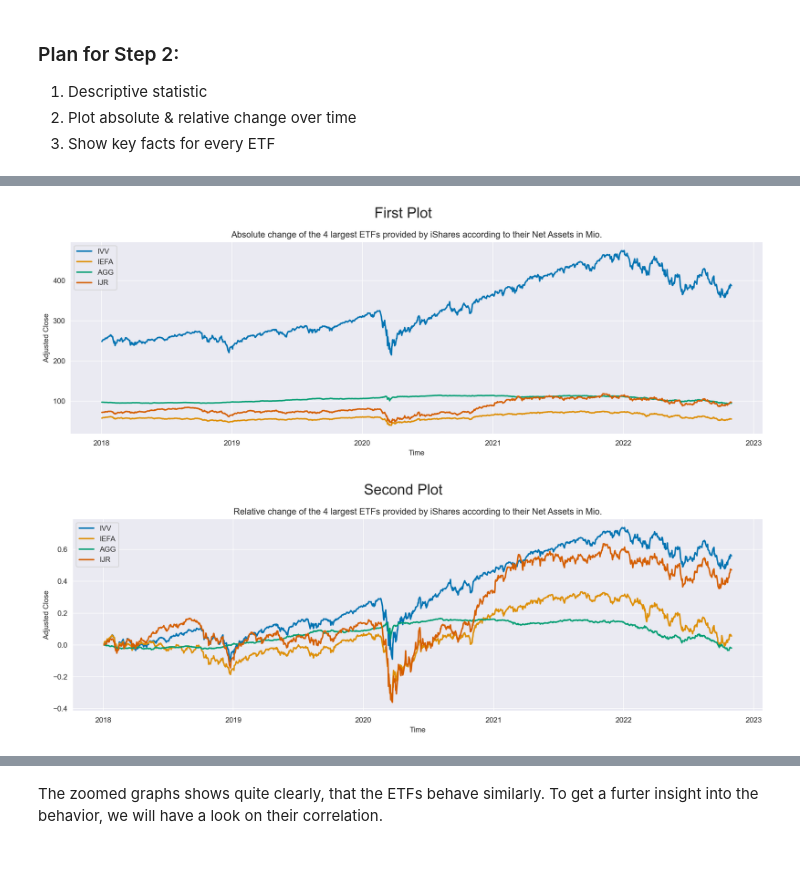
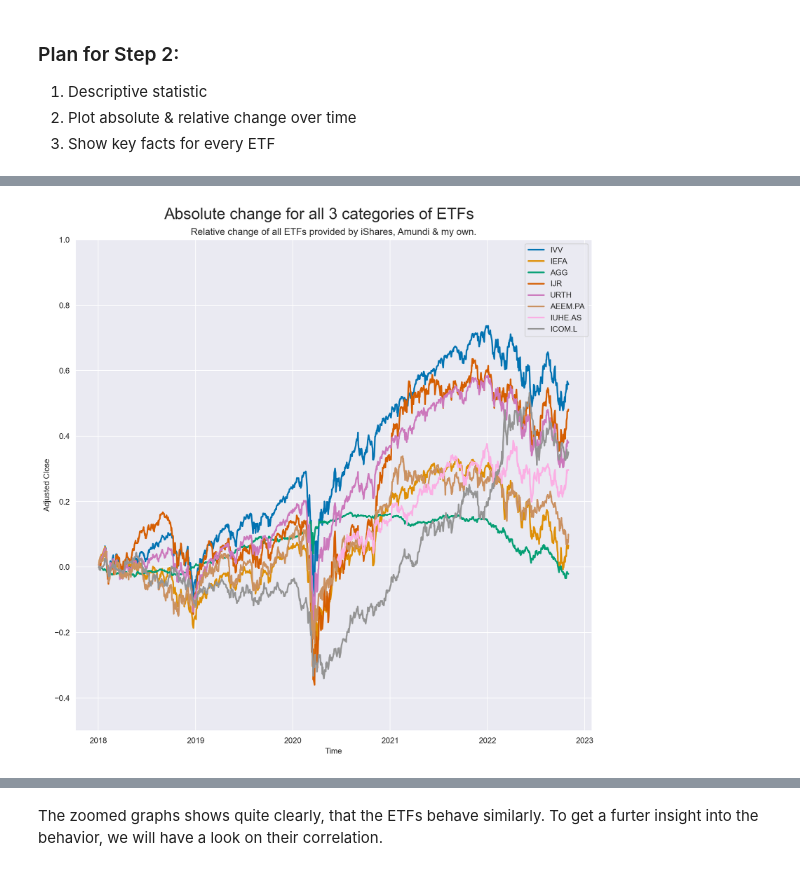
Before and after one commit to Ankru98/finengin, a Jupyter notebook: Code_Jupiter.ipynb, the cells around one changed output, grey strips where cells are left out. Saved outputs shown, nothing was run; the diff lists cells and outputs as text; code cells hidden in the pictures.

```diff
--- a/Code_Jupiter.ipynb
+++ b/Code_Jupiter.ipynb
@@ -103,60 +212,42 @@ data.describe().transpose()
 # %%
-# plotting the absolute change over time for the data
+# put everything into one graph
+# plotting the relative change over time for the data
 # set style
 sns.set_style('darkgrid')
 sns.set_palette('colorblind')
 
-fig, ax = plt.subplots(figsize=(14,5), dpi=200)
+fig, ax = plt.subplots(figsize=(10,10), dpi=200)
 
-ax.plot(data['IVV'], label="IVV", lw=2)
-ax.plot(data['IEFA'], label="IEFA", lw=2)
-ax.plot(data['AGG'], label="AGG",lw=2)
-ax.plot(data['IJR'], label="IJR",lw=2)
+ax.plot(data_ishares['IVV'].pct_change().cumsum(), label="IVV", lw=2)
+ax.plot(data_ishares['IEFA'].pct_change().cumsum(), label="IEFA", lw=2)
+ax.plot(data_ishares['AGG'].pct_change().cumsum(), label="AGG",lw=2)
+ax.plot(data_ishares['IJR'].pct_change().cumsum(), label="IJR",lw=2)
+
+# ax[1].plot(data_amundi['IVV'].pct_change().cumsum(), label="IVV", lw=2)
+# ax[1].plot(data_amundi['IEFA'].pct_change().cumsum(), label="IEFA", lw=2)
+# ax[1].plot(data_amundi['AGG'].pct_change().cumsum(), label="AGG",lw=2)
+# ax[1].plot(data_amundi['IJR'].pct_change().cumsum(), label="IJR",lw=2)
+
+ax.plot(antons_data['URTH'].pct_change().cumsum(), label="URTH", lw=2)
+ax.plot(antons_data['AEEM.PA'].pct_change().cumsum(), label="AEEM.PA", lw=2)
+ax.plot(antons_data['IUHE.AS'].pct_change().cumsum(), label="IUHE.AS",lw=2)
+ax.plot(antons_data['ICOM.L'].pct_change().cumsum(), label="ICOM.L",lw=2)
 
 ax.set_xlabel('Time')
 ax.set_ylabel('Adjusted Close')
-ax.set_title('Absolute change of the 4 largest ETFs provided by iShares according to their Net Assets in Mio.')
-fig.suptitle('First Plot', fontsize=20)
+
+ax.set_title('Relative change of all ETFs provided by iShares, Amundi & my own.')
+
+fig.suptitle('Absolute change for all 3 categories of ETFs', fontsize=20)
 
 ax.xaxis.set_major_locator(dates.YearLocator())
 ax.xaxis.set_major_formatter(dates.DateFormatter("%Y"))
 ax.tick_params(axis="x", which="major",rotation=0, pad=5)
 
+ax.set_ylim((-0.5,1))
 
+plt.legend()
 plt.tight_layout()
-plt.legend()
 plt.show();
 # %% [output]
-[figure, old version]
+[figure, new version]
-# %%
-# to compare the change of assets over time, a common approach is to normalize the values
-ivv_rel = ivv_df["Adj Close"].pct_change().cumsum()
-iefa_rel = iefa_df["Adj Close"].pct_change().cumsum()
-agg_rel = agg_df["Adj Close"].pct_change().cumsum()
-ijr_rel = ijr_df["Adj Close"].pct_change().cumsum()
-
-sns.set_style('darkgrid')
-sns.set_palette('colorblind')
-
-fig, ax = plt.subplots(figsize=(14,5), dpi=200)
-
-ax.plot(ivv_rel, label="IVV", lw=2)
-ax.plot(iefa_rel, label="IEFA", lw=2)
-ax.plot(agg_rel, label="AGG",lw=2)
-ax.plot(ijr_rel, label="IJR",lw=2)
-
-ax.set_xlabel('Time')
-ax.set_ylabel('Adjusted Close')
-ax.set_title('Relative change of the 4 largest ETFs provided by iShares according to their Net Assets in Mio.')
-fig.suptitle('Second Plot', fontsize=20)
-
-ax.xaxis.set_major_locator(dates.YearLocator())
-ax.xaxis.set_major_formatter(dates.DateFormatter("%Y"))
-ax.tick_params(axis="x", which="major",rotation=0, pad=5)
-
-
-plt.tight_layout()
-plt.legend()
-plt.show();
-# %% [output]
-[figure, removed]
```
Also changed, not shown: parts of 33 cells of this notebook.
